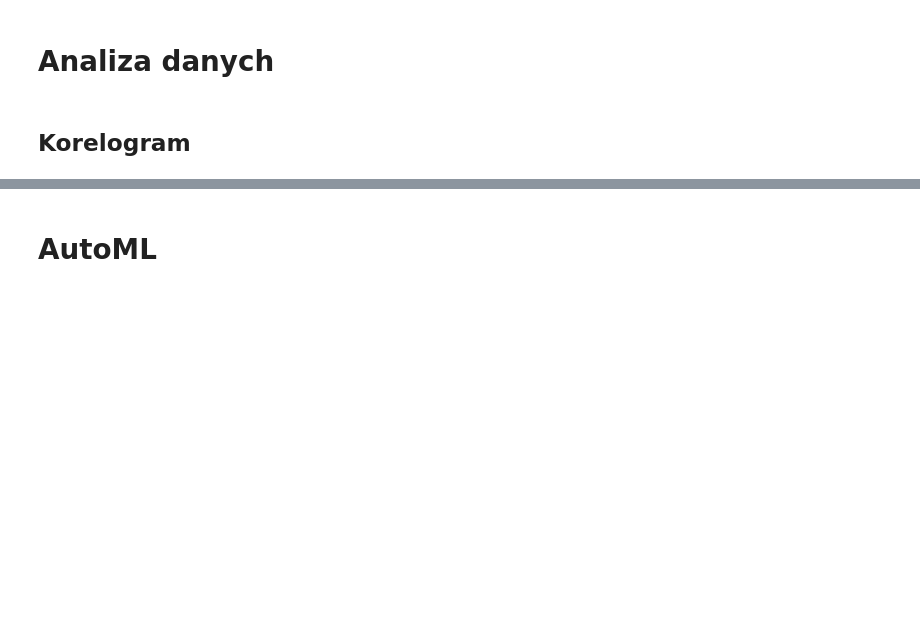
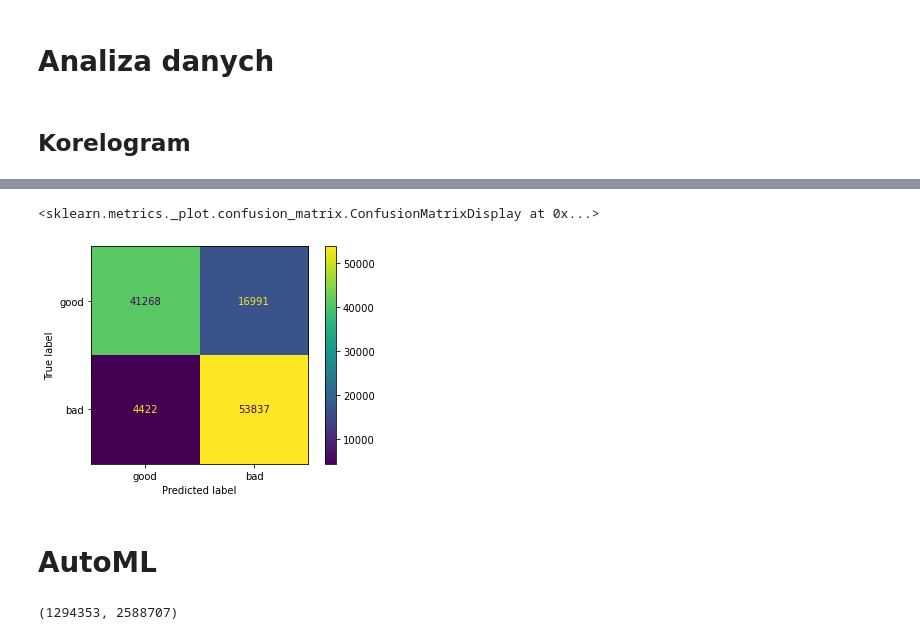
Before and after one commit to knmlprz/mallicious-url-model, a Jupyter notebook: Presentation/Prezentacja.ipynb, the cells around one changed output, grey strips where cells are left out. Saved outputs shown, nothing was run; the diff lists cells and outputs as text; code cells hidden in the pictures; blank space fills up the shorter version.

Commit message:
balance data, create RandomForest model

```diff
--- a/Presentation/Prezentacja.ipynb
+++ b/Presentation/Prezentacja.ipynb
@@ -55,0 +53,17 @@ AttributeError: 'numpy.ndarray' object has no attribute 'corr'
+# %%
+from sklearn.utils import resample
+# Oddzielam klasy
+df_majority = df[df.label==0]
+df_minority = df[df.label==1]
+
+# Wybieram losową próbę z większej z klas
+df_majority_downsampled = resample(df_majority,
+                                 replace=False,    # Bez powtarzania
+                                 n_samples=len(df_minority), # O liczności mniejszej z klas
+                                 random_state=123) # Ustawiam aby wyniki były powtarzalne
+
+# Łączę obie klasy
+df_downsampled = pd.concat([df_majority_downsampled, df_minority])
+
+# Wyświetlam ilość próbek w każdej z klas
+df_downsampled.label.value_counts()
@@ -55,0 +73,17 @@ AttributeError: 'numpy.ndarray' object has no attribute 'corr'
+# %%
+X, y = df_downsampled.iloc[:,13:].to_numpy(), df_downsampled.loc[:, "label"].astype("int").to_numpy()
+# %%
+import autosklearn.classification
+from sklearn.model_selection import train_test_split
+from sklearn.metrics import confusion_matrix, ConfusionMatrixDisplay
+import sklearn.metrics
+
+X_train, X_test, y_train, y_test = train_test_split(X, y, random_state=1, stratify=y)
+# %%
+from sklearn.ensemble import RandomForestClassifier
+from sklearn.datasets import make_classification
+
+clf = RandomForestClassifier(max_depth=2, random_state=0)
+clf.fit(X_train, y_train)
+
+print(sklearn.metrics.classification_report(y_test, clf.predict(X_test)))
@@ -56,2 +99,11 @@ AttributeError: 'numpy.ndarray' object has no attribute 'corr'
+# %%
+predictions = clf.predict(X_test)
+cm = confusion_matrix(y_test, predictions, labels=clf.classes_)
+disp = ConfusionMatrixDisplay(confusion_matrix=cm,
+                              display_labels=["good", "bad"])
+disp.plot()
+# %% [output]
+<sklearn.metrics._plot.confusion_matrix.ConfusionMatrixDisplay at 0x...>
+[figure, added]
 # %% [markdown]
 # AutoML
@@ -64 +110,5 @@ X_train, X_test, y_train, y_test = train_test_split(X, y, random_state=1)
+# %%
+sum(y_train), len(y_train)
+# %% [output]
+(1294353, 2588707)
 # %%
```
Also changed, not shown: parts of 19 cells of this notebook.
